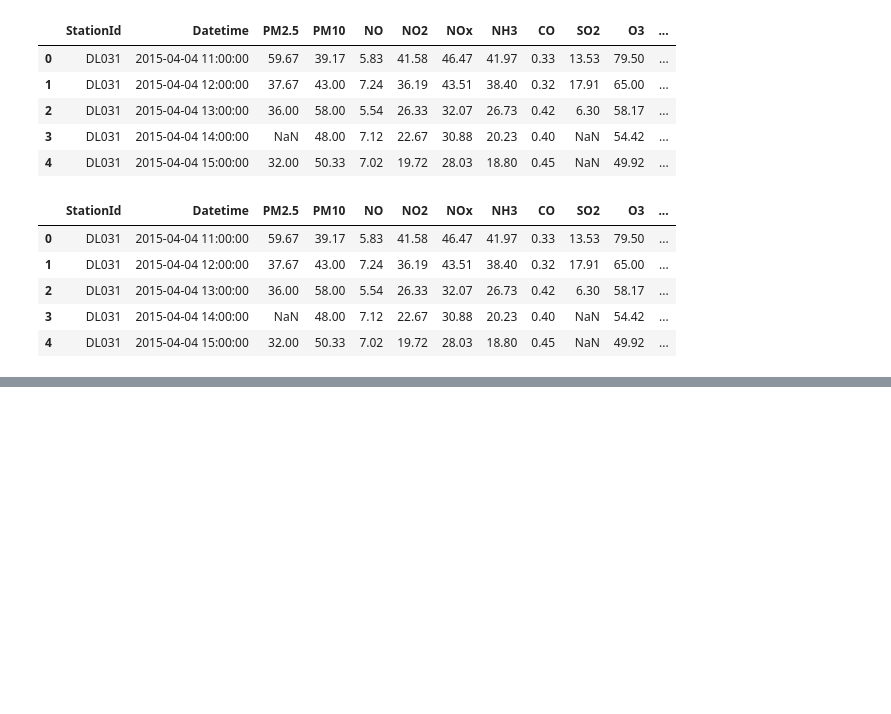
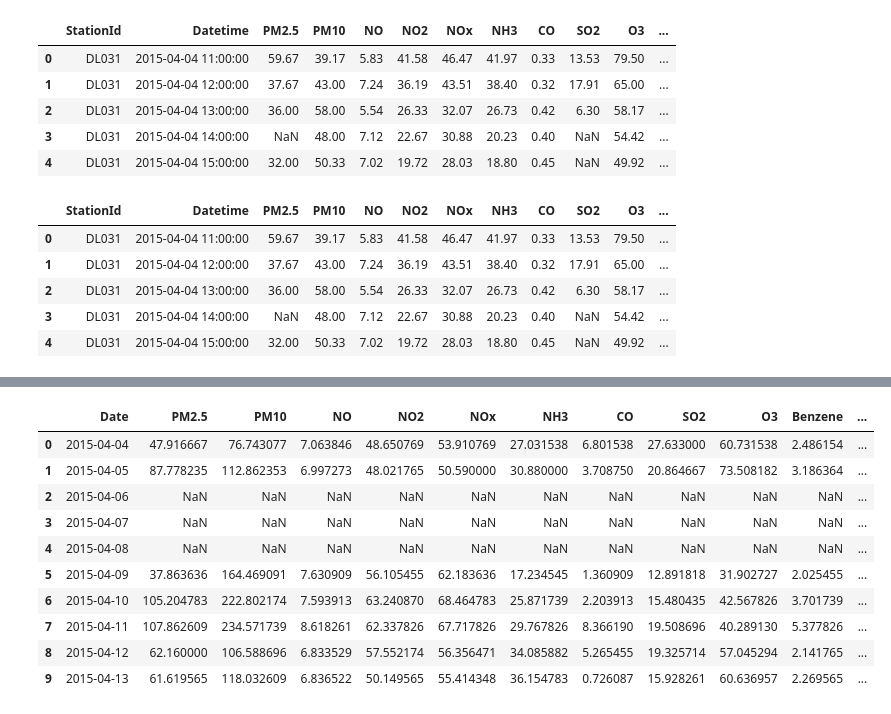
Before and after one commit to gupta-anmol/air-quality-prediction, a Jupyter notebook: main.ipynb, the cells around one changed output, grey strips where cells are left out. Saved outputs shown, nothing was run; the diff lists cells and outputs as text; code cells hidden in the pictures; blank space fills up the shorter version.

```diff
--- a/main.ipynb
+++ b/main.ipynb
@@ -227,0 +247,15 @@ sns.heatmap(corrdf, annot = True, vmin=-1, vmax=1, center= 0, cmap= 'coolwarm',
+# %%
+dateDF =  (df.groupby(['Date'], as_index=False)).mean()
+dateDF[:10]
+# %% [output]
+|  | Date | PM2.5 | PM10 | NO | NO2 | NOx | NH3 | CO | SO2 | O3 | Benzene | ... |
+| 0 | 2015-04-04 | 47.916667 | 76.743077 | 7.063846 | 48.650769 | 53.910769 | 27.031538 | 6.801538 | 27.633000 | 60.731538 | 2.486154 | ... |
+| 1 | 2015-04-05 | 87.778235 | 112.862353 | 6.997273 | 48.021765 | 50.590000 | 30.880000 | 3.708750 | 20.864667 | 73.508182 | 3.186364 | ... |
+| 2 | 2015-04-06 | NaN | NaN | NaN | NaN | NaN | NaN | NaN | NaN | NaN | NaN | ... |
+| 3 | 2015-04-07 | NaN | NaN | NaN | NaN | NaN | NaN | NaN | NaN | NaN | NaN | ... |
+| 4 | 2015-04-08 | NaN | NaN | NaN | NaN | NaN | NaN | NaN | NaN | NaN | NaN | ... |
+| 5 | 2015-04-09 | 37.863636 | 164.469091 | 7.630909 | 56.105455 | 62.183636 | 17.234545 | 1.360909 | 12.891818 | 31.902727 | 2.025455 | ... |
+| 6 | 2015-04-10 | 105.204783 | 222.802174 | 7.593913 | 63.240870 | 68.464783 | 25.871739 | 2.203913 | 15.480435 | 42.567826 | 3.701739 | ... |
+| 7 | 2015-04-11 | 107.862609 | 234.571739 | 8.618261 | 62.337826 | 67.717826 | 29.767826 | 8.366190 | 19.508696 | 40.289130 | 5.377826 | ... |
+| 8 | 2015-04-12 | 62.160000 | 106.588696 | 6.833529 | 57.552174 | 56.356471 | 34.085882 | 5.265455 | 19.325714 | 57.045294 | 2.141765 | ... |
+| 9 | 2015-04-13 | 61.619565 | 118.032609 | 6.836522 | 50.149565 | 55.414348 | 36.154783 | 0.726087 | 15.928261 | 60.636957 | 2.269565 | ... |
```
Also changed, not shown: parts of 4 cells of this notebook.
